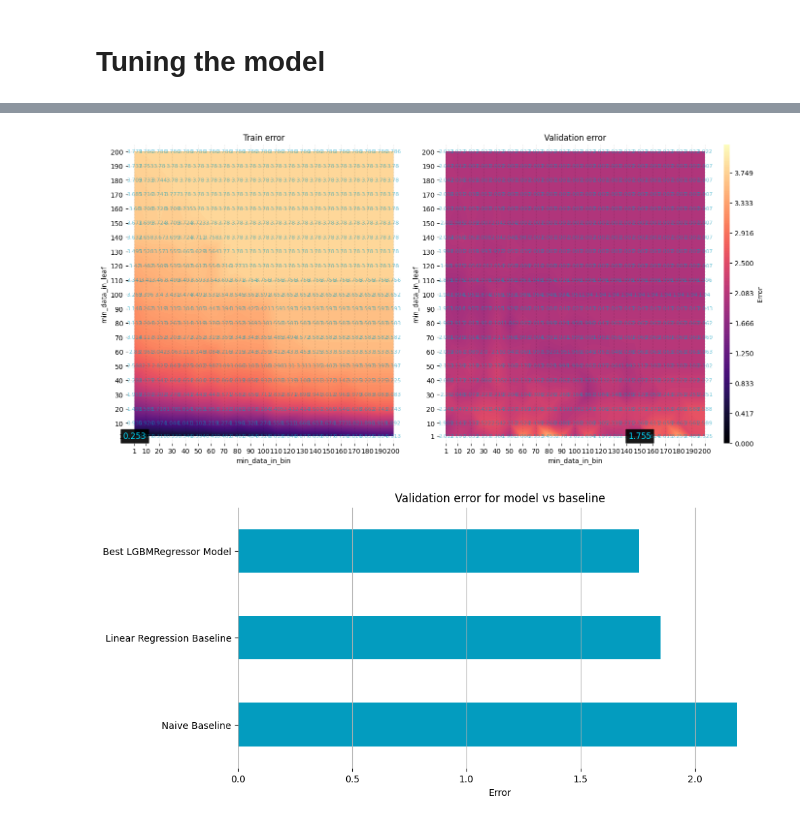
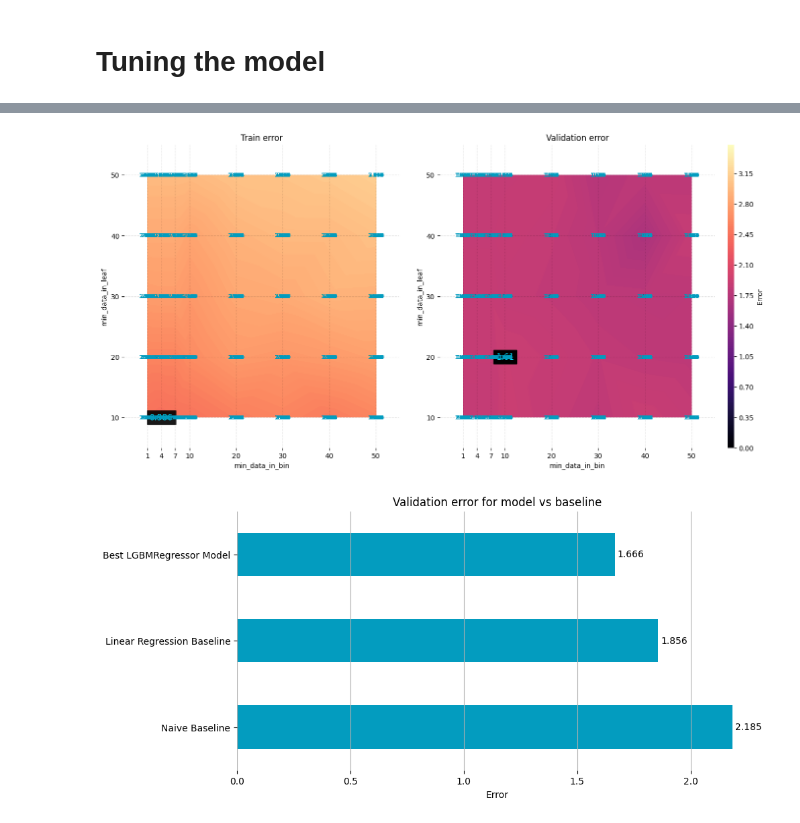
Before and after one commit to dip-scd/sales-forecasting, a Jupyter notebook: notebooks/2-forecasting.ipynb, the cells around one changed output, grey strips where cells are left out. Saved outputs shown, nothing was run; the diff lists cells and outputs as text; code cells hidden in the pictures.

```diff
--- a/notebooks/2-forecasting.ipynb
+++ b/notebooks/2-forecasting.ipynb
@@ -165,7 +165,7 @@ validation_ratio = 0.1
 test_ratio = validation_ratio
 
 df_data_ext = create_data_for_model(df_data, max_lag=9, target_shift=1)
-df_data_ext = augument_the_data(df_data_ext, validation_ratio, test_ratio, do_augument_with_periodic_phases=False)
+df_data_ext = augument_the_data(df_data_ext, validation_ratio, test_ratio, do_augument_with_periodic_phases=True)
 display(df_data_ext.head(3))
 
 df_train, df_val, df_test = split_data_train_val_test(df_data_ext, validation_ratio, test_ratio)
@@ -236,13 +236,13 @@ lightgbm.basic._LOGGER = SilentLogger()
 
 
 param_grid_definition = {
-   'min_data_in_bin': [1]+list(range(10, 201, 10)),
-   'min_data_in_leaf': [1]+list(range(10, 201, 10)),
-#    'lambda_l1': [0, 1, 5],
-#    'lambda_l2': [0, 1, 5],
-#    'max_bin': [50, 100, 255],
-#    'max_depth': [3, 7, 13, -1],
-#    'num_leaves': [7,15, 31, 70],
+   'min_data_in_bin': [1, 4, 7]+list(range(10, 51, 10)),
+   'min_data_in_leaf': list(range(10, 51, 10)),
+   'lambda_l1': [0, 1, 5],
+   'lambda_l2': [0, 1, 5],
+   'max_bin': [50, 100, 255],
+   'max_depth': [3, 7, 13, -1],
+   'num_leaves': [7,15, 31, 70],
 }
 
 def create_fit_models_grid(param_grid_definition):
@@ -253,8 +253,8 @@ def create_fit_models_grid(param_grid_definition):
         model, train_error, val_error = create_fit_model(
             df_train, df_val,
             objective='regression_l2',
-            num_iterations=100,
-            learning_rate=0.1,
+            num_iterations=200,
+            learning_rate=0.05,
             verbose=-1,
             boosting_type = 'dart',
             **params
@@ -402,8 +442,16 @@ show_model_errors_grid(
         'min_data_in_bin',
         'min_data_in_leaf')
 # %% [output]
-[figure, old version]
+[figure, new version]
 # %%
+df_grid_models = pd.DataFrame(dict_grid_models).T
+df_grid_models['score'] =\
+    df_grid_models['val_error']*1. + df_grid_models['train_error']*0.
+
+best_model = df_grid_models[
+    df_grid_models['score'] == df_grid_models['score'].min()
+].iloc[0]['model']
+
 df_grid_models = pd.DataFrame(dict_grid_models).T
 df_grid_models['score'] =\
     df_grid_models['val_error']*1. + df_grid_models['train_error']*0.
@@ -418,33 +466,35 @@ df_baseline_last_val = df_val[('baseline', 'naive')]
 baseline_naive_val_error = sklearn.metrics.mean_squared_error(df_baseline_last_val, df_y_val)
 
 df_baseline_linreg_val = df_val[('baseline', 'linear_regression')]
 baseline_linreg_val_error = sklearn.metrics.mean_squared_error(df_baseline_linreg_val, df_y_val)
 
 yhat_val = best_model.predict(df_X_val)
 best_model_val_error = sklearn.metrics.mean_squared_error(yhat_val, df_y_val)
 
 best_model_val_error
 
 dict_val_error = {
     'Naive Baseline': baseline_naive_val_error,
     'Linear Regression Baseline': baseline_linreg_val_error,
     'Best LGBMRegressor Model': best_model_val_error
 }
 
 fig, ax = make_fig(10, 5)
 df_val_error = pd.Series(dict_val_error).rename('Error').to_frame()
 
 df_val_error['Error'].plot.barh(
     ax=ax,
     color=S.neutral,
     width=0.5,
     )
+ax.bar_label(ax.containers[0], padding=3, fmt='%.3f')
+
 ax.grid(axis='x')
 ax.set_xlabel('Error')
 ax.set_title('Validation error for model vs baseline')
 
 plt.show()
 # %% [output]
-[figure, old version]
+[figure, new version]
 # %%
 # !pip3 freeze > ../requirements.txt
```
Also changed, not shown: parts of 5 cells of this notebook, 4 other files.
